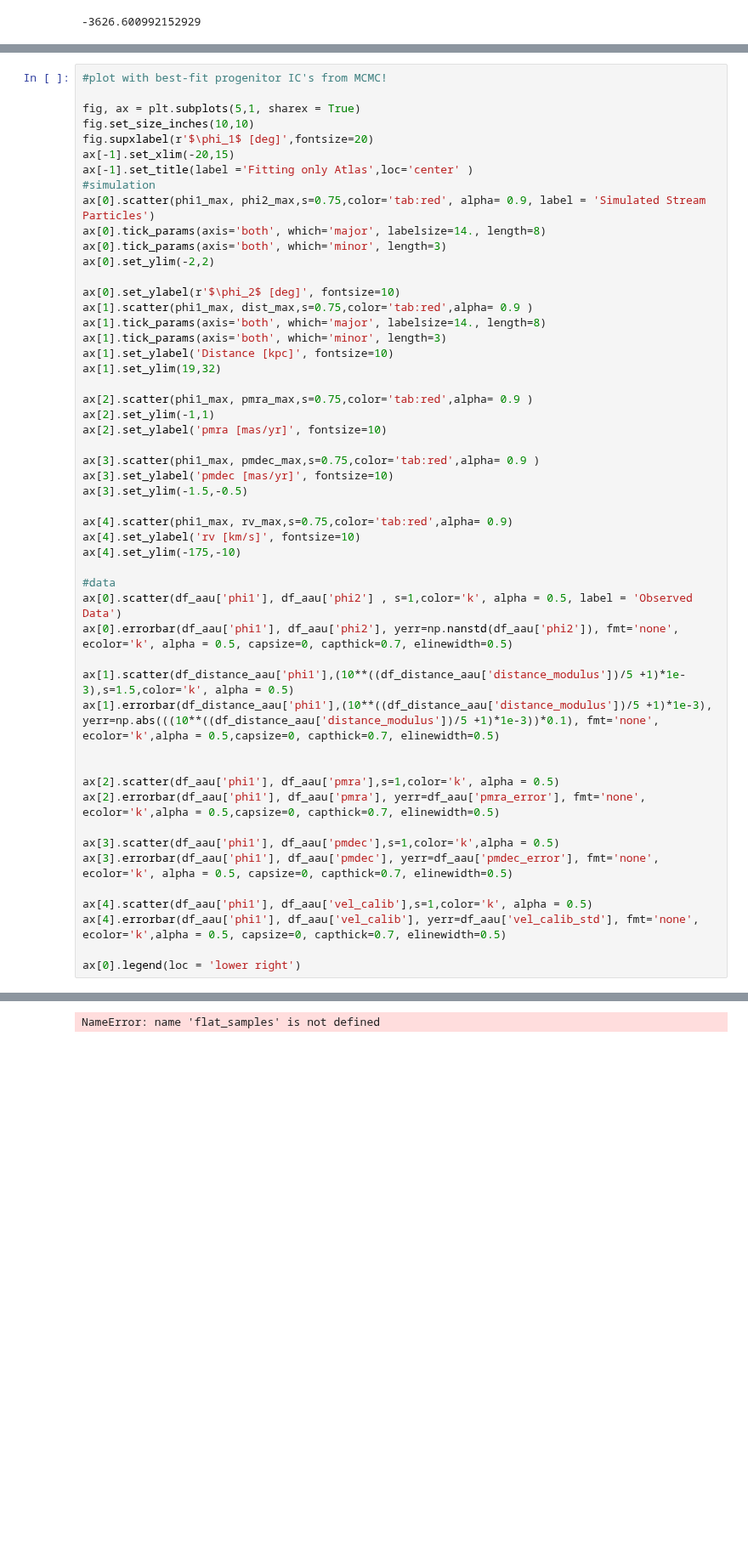
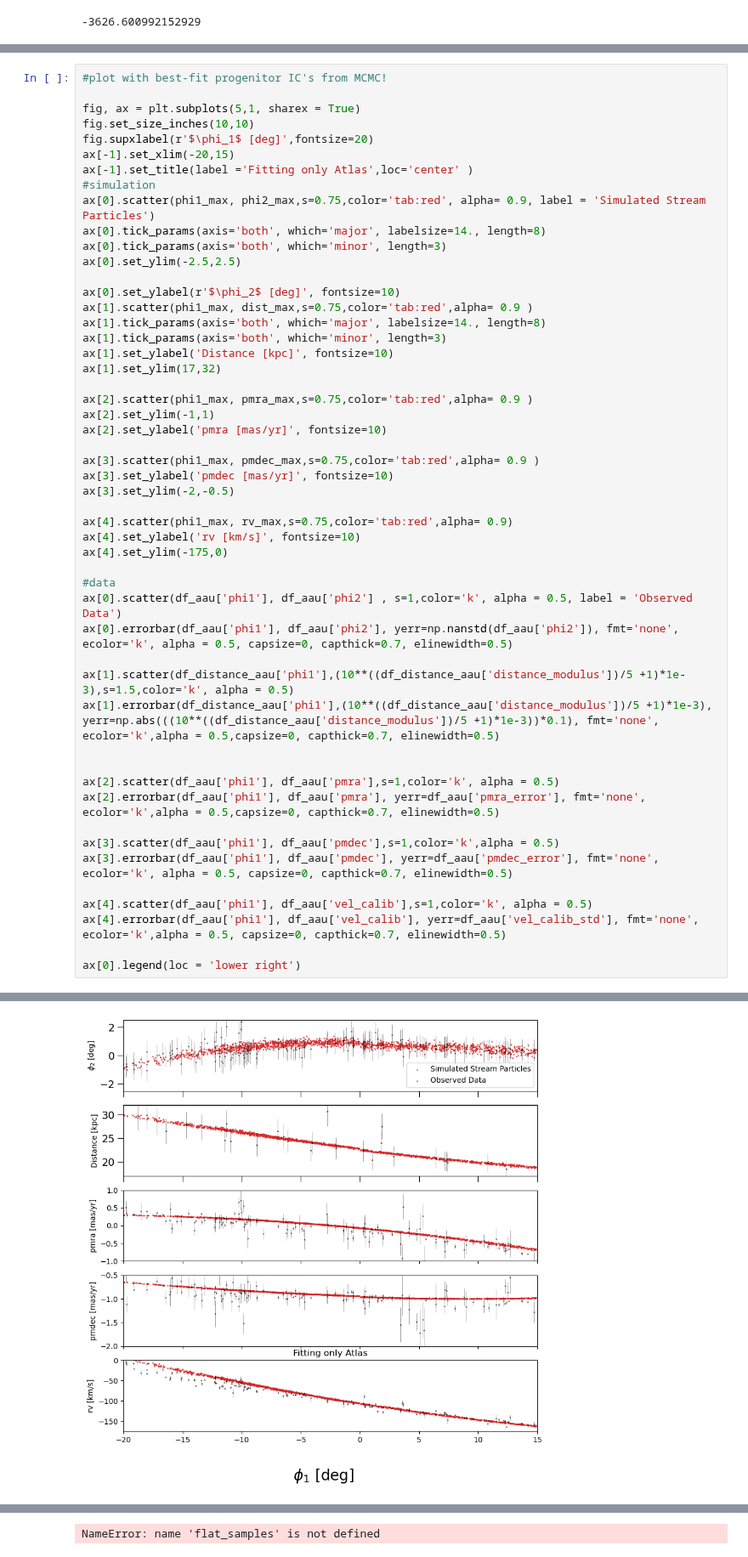
Before and after one commit to shriy-stars/mw_gpotential_streams, a Jupyter notebook: notebooks/atals_unperturb_fit.ipynb, the cells around one changed output, grey strips where cells are left out. Shown at 85% size. Saved outputs shown, nothing was run; the diff lists cells and outputs as text; blank space fills up the shorter version.

```diff
--- a/notebooks/atals_unperturb_fit.ipynb
+++ b/notebooks/atals_unperturb_fit.ipynb
@@ -352,14 +367,14 @@ ax[-1].set_title(label ='Fitting only Atlas',loc='center' )
 ax[0].scatter(phi1_max, phi2_max,s=0.75,color='tab:red', alpha= 0.9, label = 'Simulated Stream Particles')
 ax[0].tick_params(axis='both', which='major', labelsize=14., length=8)
 ax[0].tick_params(axis='both', which='minor', length=3)
-ax[0].set_ylim(-2,2)
+ax[0].set_ylim(-2.5,2.5)
 
 ax[0].set_ylabel(r'$\phi_2$ [deg]', fontsize=10)
 ax[1].scatter(phi1_max, dist_max,s=0.75,color='tab:red',alpha= 0.9 )
 ax[1].tick_params(axis='both', which='major', labelsize=14., length=8)
 ax[1].tick_params(axis='both', which='minor', length=3)
 ax[1].set_ylabel('Distance [kpc]', fontsize=10)
-ax[1].set_ylim(19,32)
+ax[1].set_ylim(17,32)
 
 ax[2].scatter(phi1_max, pmra_max,s=0.75,color='tab:red',alpha= 0.9 )
 ax[2].set_ylim(-1,1)
@@ -367,11 +382,11 @@ ax[2].set_ylabel('pmra [mas/yr]', fontsize=10)
 
 ax[3].scatter(phi1_max, pmdec_max,s=0.75,color='tab:red',alpha= 0.9 )
 ax[3].set_ylabel('pmdec [mas/yr]', fontsize=10)
-ax[3].set_ylim(-1.5,-0.5)
+ax[3].set_ylim(-2,-0.5)
 
 ax[4].scatter(phi1_max, rv_max,s=0.75,color='tab:red',alpha= 0.9)
 ax[4].set_ylabel('rv [km/s]', fontsize=10)
-ax[4].set_ylim(-175,-10)
+ax[4].set_ylim(-175,0)
 
 #data
 ax[0].scatter(df_aau['phi1'], df_aau['phi2'] , s=1,color='k', alpha = 0.5, label = 'Observed Data')
@@ -391,3 +406,4 @@ ax[4].scatter(df_aau['phi1'], df_aau['vel_calib'],s=1,color='k', alpha = 0.5)
 ax[4].errorbar(df_aau['phi1'], df_aau['vel_calib'], yerr=df_aau['vel_calib_std'], fmt='none', ecolor='k',alpha = 0.5, capsize=0, capthick=0.7, elinewidth=0.5)
 
 ax[0].legend(loc = 'lower right')
+# %% [output]
@@ -394,3 +411,4 @@ ax[0].legend(loc = 'lower right')
+[figure, added]
 # %%
 #plotting with corner plot histogram values
 
```
Also changed, not shown: parts of 9 cells of this notebook, 3 other files.
